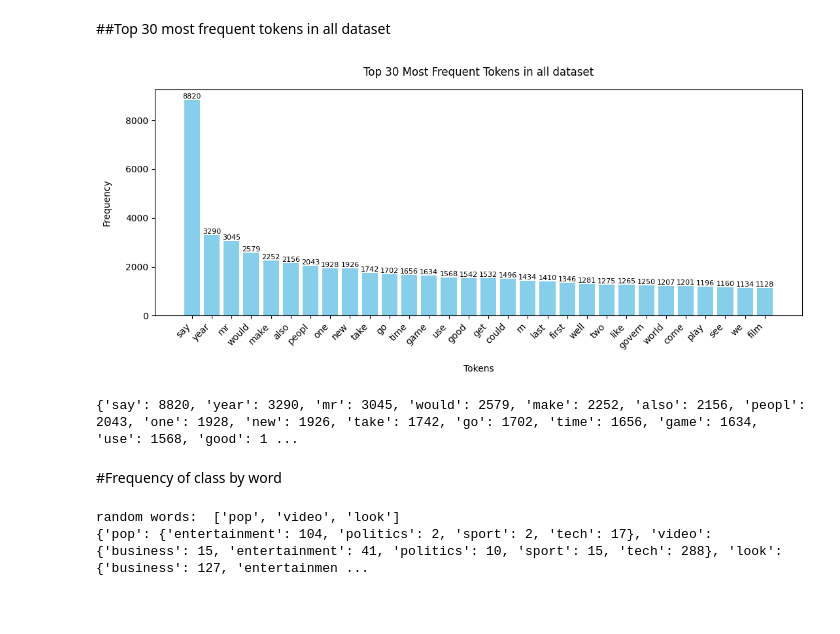
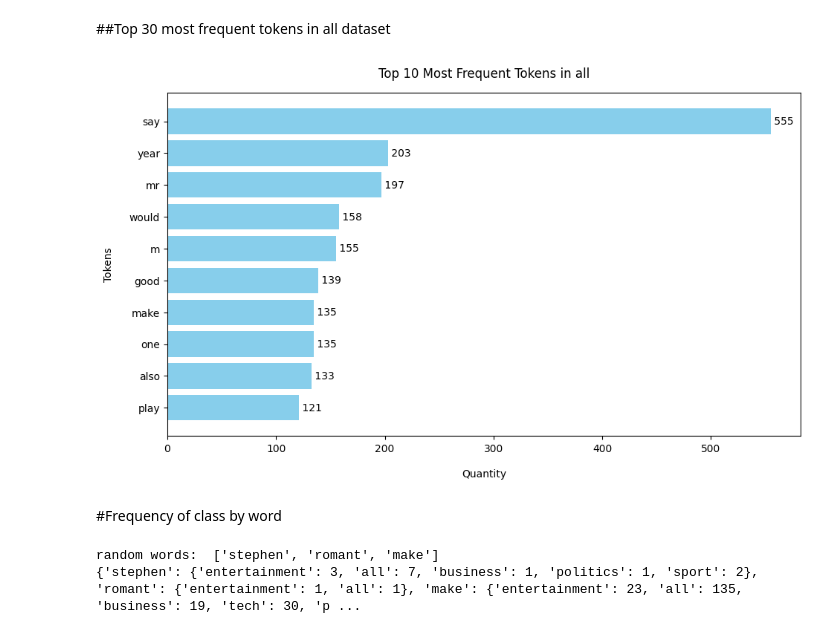
Before and after one commit to elainedias16/TCC, a Jupyter notebook: Lab_1.ipynb, the cells around one changed output. Drawn from its saved outputs; the diff is of its cells as text; code cells hidden in the pictures; blank space fills up the shorter version.

```diff
--- a/Lab_1.ipynb
+++ b/Lab_1.ipynb
@@ -239,7 +233,7 @@ def plot_h_most_common_words(top_n, count_content, genre, title, fontsize):
     most_common = sorted(most_common.items(), key=lambda x: x[1])
     words = [item[0] for item in most_common ]
     counts = [item[1] for item in most_common ]
-    plt.figure(figsize=(10, 6))
+    plt.figure(figsize=(11, 6))
     plt.barh(words, counts, color='skyblue')
     plt.xlabel('Quantity', labelpad=15)
     plt.ylabel('Tokens', labelpad=15)
@@ -248,3 +242,6 @@ def plot_h_most_common_words(top_n, count_content, genre, title, fontsize):
     #Display number of token in front of each bar
     for i in range(len(words)):
       plt.text(counts[i], i, ' ' + str(counts[i]), ha='left', va='center')
+
+dict_content = create_dict_content(df)
+count_content = create_count_content(dict_content)
@@ -306,49 +307,40 @@ plot_h_most_common_words(top_n, count_content, 'tech', title_tech, fontsize)
 # %% [markdown]
 ##Top 30 most frequent tokens in all dataset
 # %%
-fontsize=8
-title_all = 'Top {} Most Frequent Tokens in all dataset'.format(top_n)
-plot_most_common_words(top_n, common_words_all, title_all, fontsize)
-print(common_words_all)
+top_n = 10
+fontsize = 12
+title_all = 'Top {} Most Frequent Tokens in all'.format(top_n)
+plot_h_most_common_words(top_n, count_content, 'all', title_all, fontsize)
+# common_words_all = get_top_n_words(top_n, count_content['all'])
+# print(common_words_all)
 # %% [output]
-[figure, old version]
+[figure, new version]
-{'say': 8820, 'year': 3290, 'mr': 3045, 'would': 2579, 'make': 2252, 'also': 2156, 'peopl': 2043, 'one': 1928, 'new': 1926, 'take': 1742, 'go': 1702, 'time': 1656, 'game': 1634, 'use': 1568, 'good': 1 ...
 # %% [markdown]
 #Frequency of class by word
 # %%
 import random
 
-count_genres = {
-  'business': count_business,
-  'entertainment' : count_entertainment,
-  'politics' : count_politics,
-  'sport' : count_sport,
-  'tech' : count_tech
-}
-
-
 #Choose 10 random tokens in all content of news
-content_all_split = content_all.split()
-random_words = random.sample(content_all_split, 3)
+random_words = random.sample(dict_content['all'].split(), 3)
 print("random words: ", random_words)
 
-def get_counts_per_genre(word, count_genres):
-    counts_per_genre = {}  #Dictionary to store word count in each class
+def get_counts_by_genre(word, count_genres):
+    counts_by_genre = {}  #Dictionary to store word count in each class
     for genre, content_counter in count_genres.items():
         if word in content_counter:
-            counts_per_genre[genre] = content_counter[word]  # Adds the word count in the class to the dictionary
-    return counts_per_genre
+            counts_by_genre[genre] = content_counter[word]  # Adds the word count in the class to the dictionary
+    return counts_by_genre
 
 
 def get_frequency_class_by_word(selected_words, count_genres):
     dict_frequency = {}
     for word in selected_words:
-        dict_frequency[word] = get_counts_per_genre(word, count_genres)
+        dict_frequency[word] = get_counts_by_genre(word, count_genres)
     return dict_frequency
 
 
-dict_frequency = get_frequency_class_by_word(random_words, count_genres)
+dict_frequency = get_frequency_class_by_word(random_words, count_content)
 print(dict_frequency)
 # %% [output]
-random words:  ['pop', 'video', 'look']
-{'pop': {'entertainment': 104, 'politics': 2, 'sport': 2, 'tech': 17}, 'video': {'business': 15, 'entertainment': 41, 'politics': 10, 'sport': 15, 'tech': 288}, 'look': {'business': 127, 'entertainmen ...
+random words:  ['stephen', 'romant', 'make']
+{'stephen': {'entertainment': 3, 'all': 7, 'business': 1, 'politics': 1, 'sport': 2}, 'romant': {'entertainment': 1, 'all': 1}, 'make': {'entertainment': 23, 'all': 135, 'business': 19, 'tech': 30, 'p ...
```
Also changed, not shown: parts of 21 cells of this notebook.
